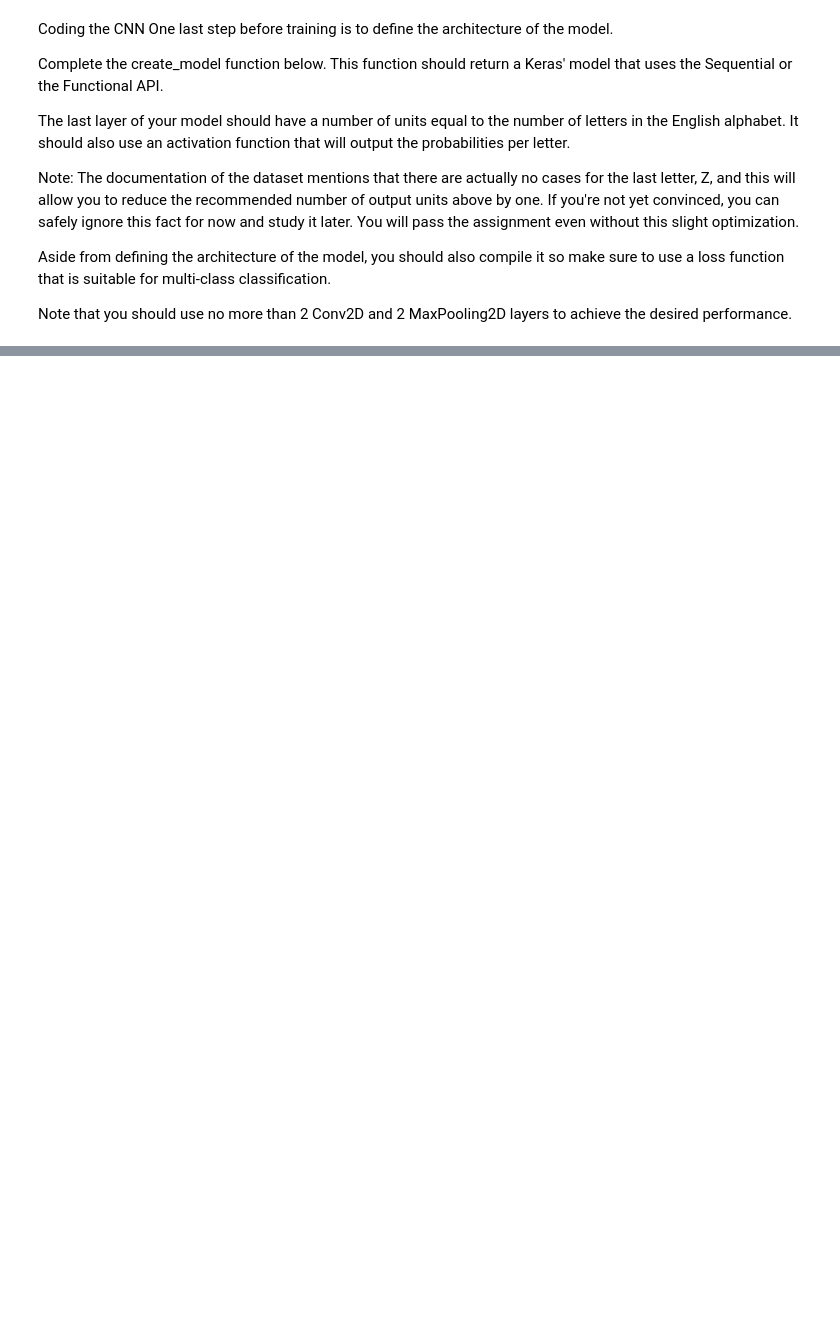
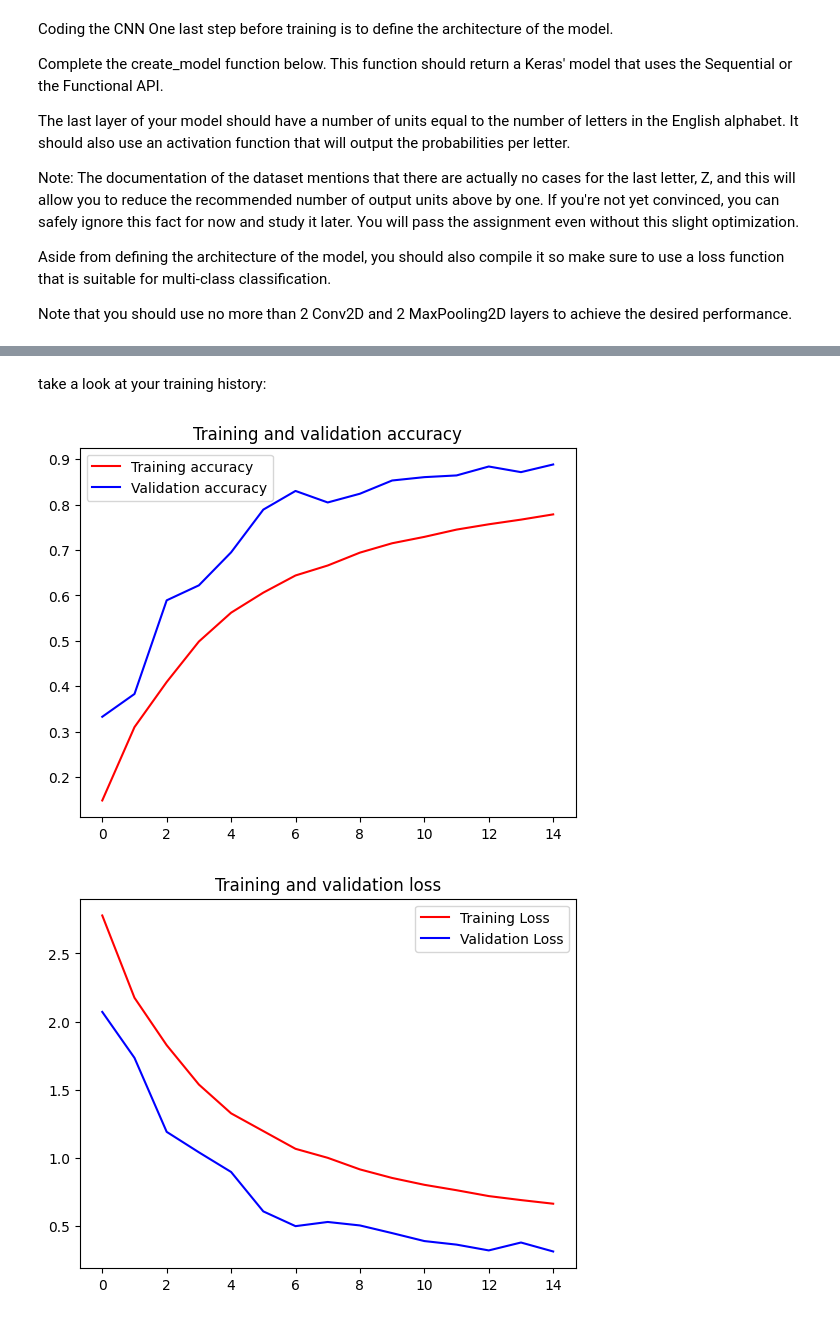
Before and after one commit to RanelDL/TensorFlowCourse, a Jupyter notebook: C2/W4/assignment/Multiclass_classification.ipynb, the cells around one changed output, grey strips where cells are left out. Saved outputs shown, nothing was run; the diff lists cells and outputs as text; code cells hidden in the pictures; blank space fills up the shorter version.

```diff
--- a/C2/W4/assignment/Multiclass_classification.ipynb
+++ b/C2/W4/assignment/Multiclass_classification.ipynb
@@ -294,22 +312,38 @@ def create_model():
 
   # Define the model
   # Use no more than 2 Conv2D and 2 MaxPooling2D
+  '''
   inputs = keras.Input(shape=(28,28,1))#,dtype = "float64")
-  outputs = layers.Conv2D(128,(3,3), activation = 'relu')(inputs)
+  outputs = layers.Conv2D(64,(3,3), activation = 'relu')(inputs)
   outputs = layers.MaxPooling2D(2,2) (outputs)
   outputs = layers.Conv2D(64,(3,3), activation = 'relu')(inputs)
   outputs = layers.MaxPooling2D(2,2) (outputs)
   outputs = layers.Flatten() (outputs)
-  outputs = layers.Dense(256, activation = 'relu')(outputs)
+  outputs = layers.Dense(512, activation = 'relu')(outputs)
   outputs = layers.Dense(25, activation = 'softmax')(outputs)
 
   model = keras.Model(inputs = inputs, outputs = outputs, name="sign_lang_classifier")
   keras.utils.plot_model(model, "sign_lang_model.png", show_shapes=True)
 
-  model.compile(optimizer = RMSprop(learning_rate=0.01),
+  model.compile(optimizer = 'adam',
                 loss = 'sparse_categorical_crossentropy',
                 metrics=['accuracy'])
+  '''
+  model = tf.keras.models.Sequential([
+  tf.keras.layers.Conv2D(64, (3, 3), activation='relu', input_shape=(28, 28, 1)),
+  tf.keras.layers.MaxPooling2D(2, 2),
+  tf.keras.layers.Conv2D(64, (3, 3), activation='relu', input_shape=(28, 28, 1)),
+  tf.keras.layers.MaxPooling2D(2, 2),
+  # Flatten
+  tf.keras.layers.Flatten(),
+  tf.keras.layers.Dense(512, activation='relu'),
+  # 26 classes
+  tf.keras.layers.Dense(26, activation='softmax')
+  ])
 
+  model.compile(optimizer = tf.optimizers.Adam(),
+                loss = 'sparse_categorical_crossentropy',
+                metrics=['accuracy'])
   ### END CODE HERE
 
   return model
@@ -340,0 +375,26 @@ Epoch 15/15
+# %% [markdown]
+take a look at your training history:
+# %%
+# Plot the chart for accuracy and loss on both training and validation
+acc = history.history['accuracy']
+val_acc = history.history['val_accuracy']
+loss = history.history['loss']
+val_loss = history.history['val_loss']
+
+epochs = range(len(acc))
+
+plt.plot(epochs, acc, 'r', label='Training accuracy')
+plt.plot(epochs, val_acc, 'b', label='Validation accuracy')
+plt.title('Training and validation accuracy')
+plt.legend()
+plt.figure()
+
+plt.plot(epochs, loss, 'r', label='Training Loss')
+plt.plot(epochs, val_loss, 'b', label='Validation Loss')
+plt.title('Training and validation loss')
+plt.legend()
+
+plt.show()
+# %% [output]
+[figure, added]
+[figure, added]
```
Also changed, not shown: parts of 2 cells of this notebook.
